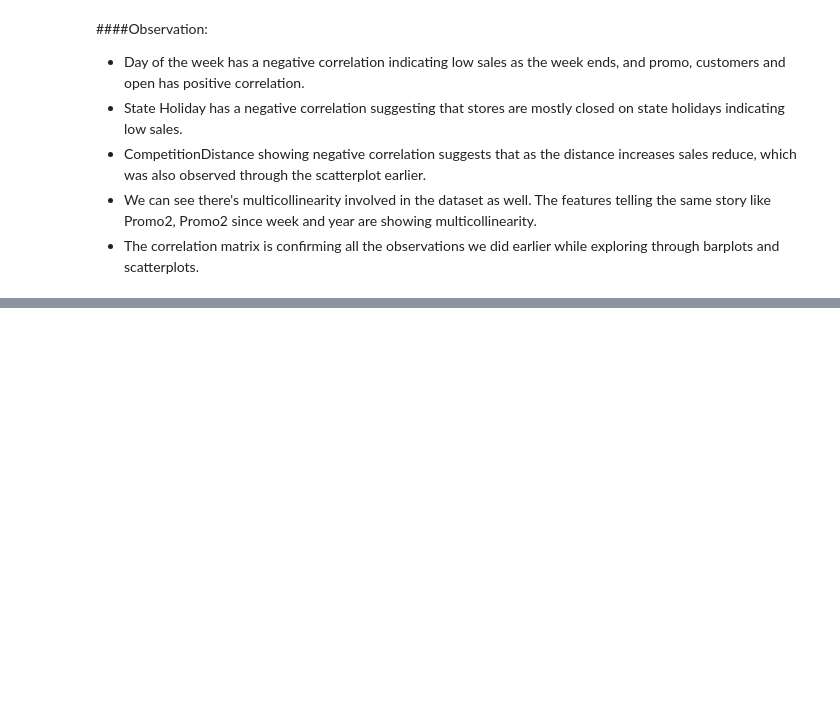
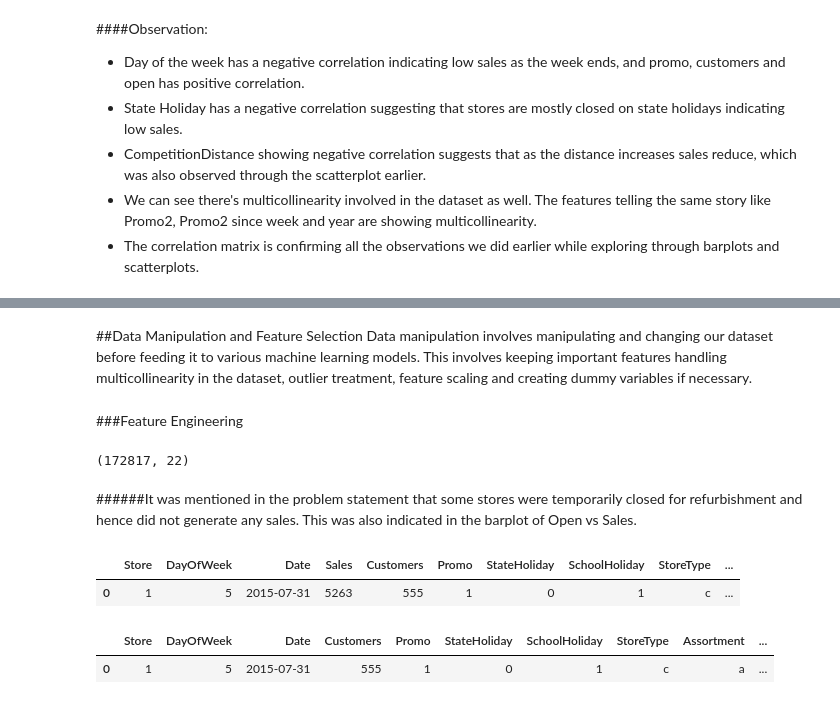
Before and after one commit to vithika-karan/Retail-Sales-Prediction, a Jupyter notebook: Rossmann_Sales_Prediction_Vithika_Karan.ipynb, the cells around one changed output, grey strips where cells are left out. Cells and saved outputs as stored; diff of their text form; code cells hidden in the pictures; blank space fills up the shorter version.

Commit message:
Data Manipulation 1

```diff
--- a/Rossmann_Sales_Prediction_Vithika_Karan.ipynb
+++ b/Rossmann_Sales_Prediction_Vithika_Karan.ipynb
@@ -419,0 +446,22 @@ sns.heatmap(corr_df.corr(), cmap="coolwarm", annot=True)
+# %% [markdown]
+##Data Manipulation and Feature Selection
+Data manipulation involves manipulating and changing our dataset before feeding it to various machine learning models. This involves keeping important features handling multicollinearity in the dataset, outlier treatment, feature scaling and creating dummy variables if necessary.
+# %% [markdown]
+###Feature Engineering
+# %%
+#no of observations for closed stores with 0 sales
+(df[df.Open == 0]).shape
+# %% [output]
+(172817, 22)
+# %% [markdown]
+######It was mentioned in the problem statement that some stores were temporarily closed for refurbishment and hence did not generate any sales. This was also indicated in the barplot of Open vs Sales.
+# %%
+#since the stores closed had 0 sale value; removing the irrelevant part
+df1 = df[df.Open != 0]
+df1.drop('Open', axis=1, inplace=True)
+# %%
+#check
+df1.head(1)
+# %% [output]
+|  | Store | DayOfWeek | Date | Sales | Customers | Promo | StateHoliday | SchoolHoliday | StoreType | ... |
+| 0 | 1 | 5 | 2015-07-31 | 5263 | 555 | 1 | 0 | 1 | c | ... |
@@ -419,0 +509,5 @@ sns.heatmap(corr_df.corr(), cmap="coolwarm", annot=True)
+# %%
+df1.head(1)
+# %% [output]
+|  | Store | DayOfWeek | Date | Customers | Promo | StateHoliday | SchoolHoliday | StoreType | Assortment | ... |
+| 0 | 1 | 5 | 2015-07-31 | 555 | 1 | 0 | 1 | c | a | ... |
```
Also changed, not shown: parts of 14 cells of this notebook.
